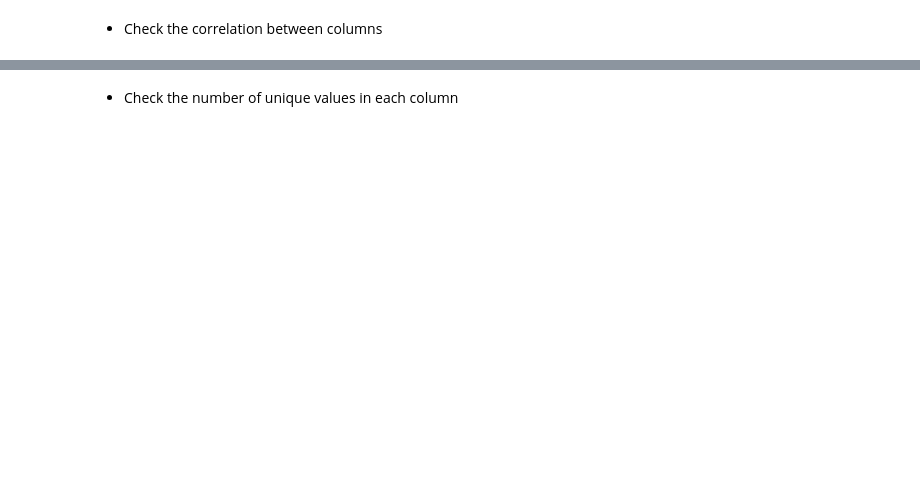
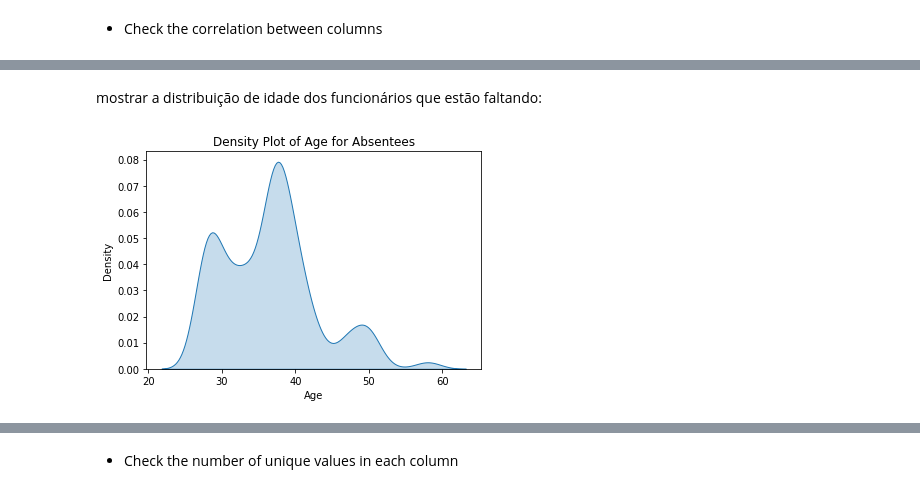
Before and after one commit to GuilhermeVCCdaSilva/ProjetoBD, a Jupyter notebook: ProjetoBigData_GuilhermeSilvaMarineFournieGonçaloAlves.ipynb, the cells around one changed output, grey strips where cells are left out. Drawn from its saved outputs; the diff is of its cells as text; code cells hidden in the pictures; blank space fills up the shorter version.

```diff
--- a/ProjetoBigData_GuilhermeSilvaMarineFournieGonçaloAlves.ipynb
+++ b/ProjetoBigData_GuilhermeSilvaMarineFournieGonçaloAlves.ipynb
@@ -357,0 +271,24 @@ print(corr)
+# %% [markdown]
+mostrar a distribuição de idade dos funcionários que estão faltando:
+# %%
+import seaborn as sns
+import matplotlib.pyplot as plt
+
+# Select the 'Age' column
+age_data = df.select("Age").toPandas()
+
+# Reset the index
+age_data.reset_index(drop=True, inplace=True)
+
+# Create a density plot
+sns.kdeplot(age_data['Age'], shade=True)
+
+# Add labels and title
+plt.xlabel("Age")
+plt.ylabel("Density")
+plt.title("Density Plot of Age for Absentees")
+
+# Show the plot
+plt.show()
+# %% [output]
+[figure, added]
```
Also changed, not shown: parts of 36 cells of this notebook.
